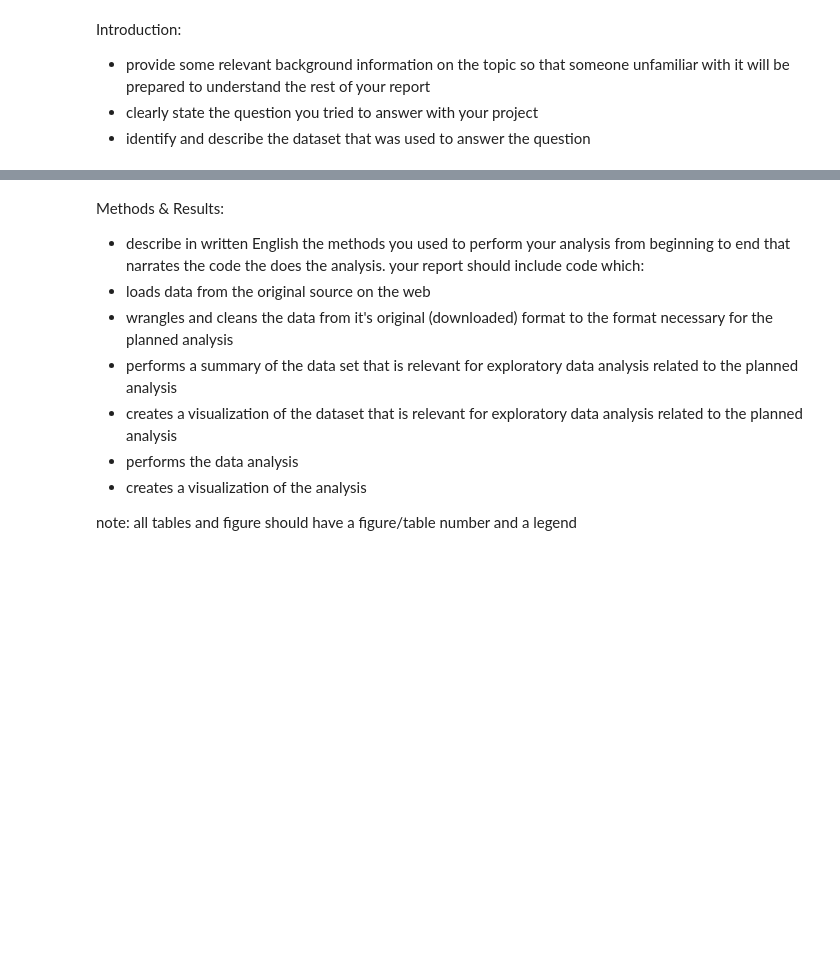
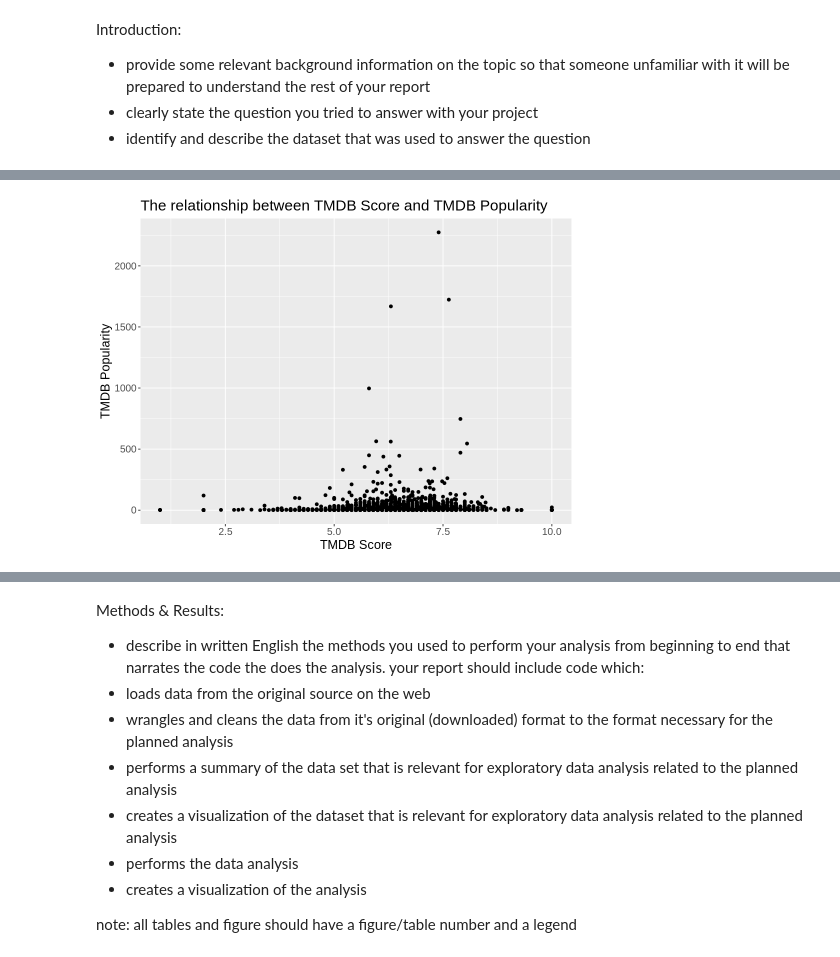
Before and after one commit to sm020402/dsci-100-2022w1-group-98, a Jupyter notebook: project_proposal/report.ipynb, the cells around one changed output, grey strips where cells are left out. Drawn from its saved outputs; the diff is of its cells as text; code cells hidden in the pictures; blank space fills up the shorter version.

```diff
--- a/project_proposal/report.ipynb
+++ b/project_proposal/report.ipynb
@@ -7,0 +139,12 @@ Introduction:
+# %%
+options(repr.plot.width = 8, repr.plot.height = 6)
+tscore_plot <- titles_training %>%
+    ggplot(aes(x = tmdb_score , y = tmdb_popularity)) +
+    geom_point() +
+    labs(x = "TMDB Score", y ="TMDB Popularity") +
+    ggtitle("The relationship between TMDB Score and TMDB Popularity")+
+    theme(text = element_text(size = 15))
+
+tscore_plot
+# %% [output]
+[figure, added]
```
Also changed, not shown: parts of 9 cells of this notebook.
